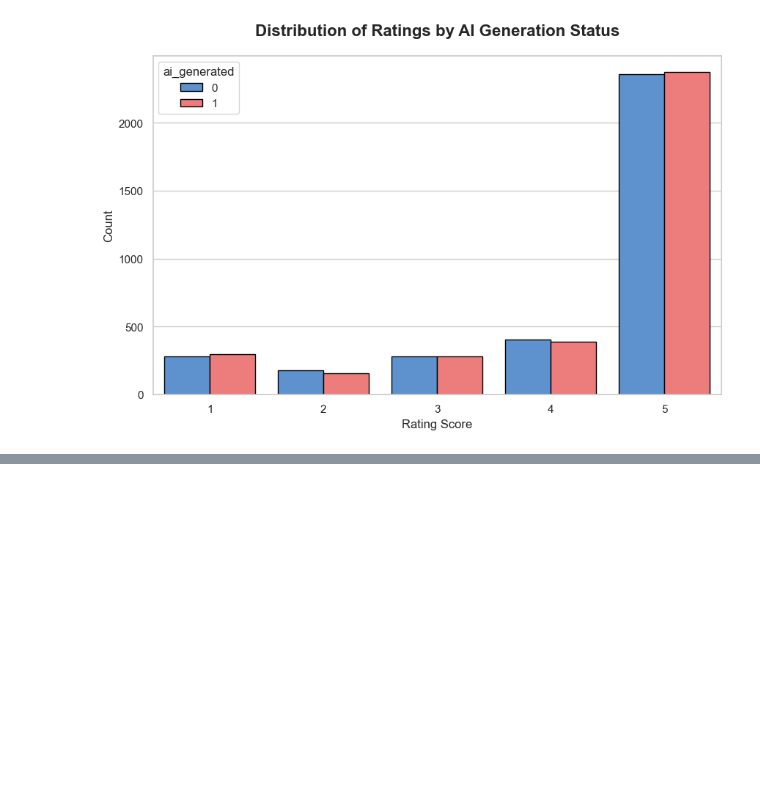
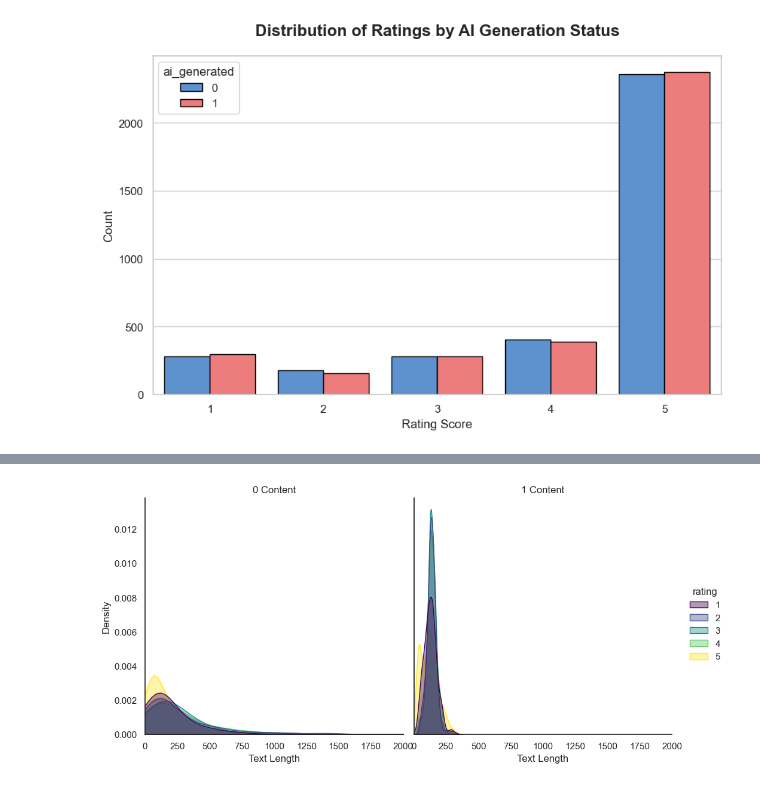
Before and after one commit to PhilM1Pro/ML-in-Applied-setting, a Jupyter notebook: EDA.ipynb, the cells around one changed output, grey strips where cells are left out. Cells and saved outputs as stored; diff of their text form; code cells hidden in the pictures; blank space fills up the shorter version.

```diff
--- a/EDA.ipynb
+++ b/EDA.ipynb
@@ -49,0 +122,27 @@ plt.show()
+# %%
+# Set a clean style
+sns.set_theme(style="white")
+
+# Use displot with 'col' to split by AI generation status
+g = sns.displot(
+    data=df_train,
+    x="text_length",
+    hue="rating",
+    col="ai_generated",
+    kind="kde",
+    fill=True,
+    palette="viridis",
+    common_norm=False, # Normalizes each curve individually
+    alpha=0.4
+)
+
+# Set limits for all subplots
+g.set(xlim=(0, 2000))
+
+# Modernize titles and labels
+g.set_titles("{col_name} Content")
+g.set_axis_labels("Text Length", "Density")
+
+plt.show()
+# %% [output]
+[figure, added]
```
Also changed, not shown: parts of 6 cells of this notebook, 3 other files.
